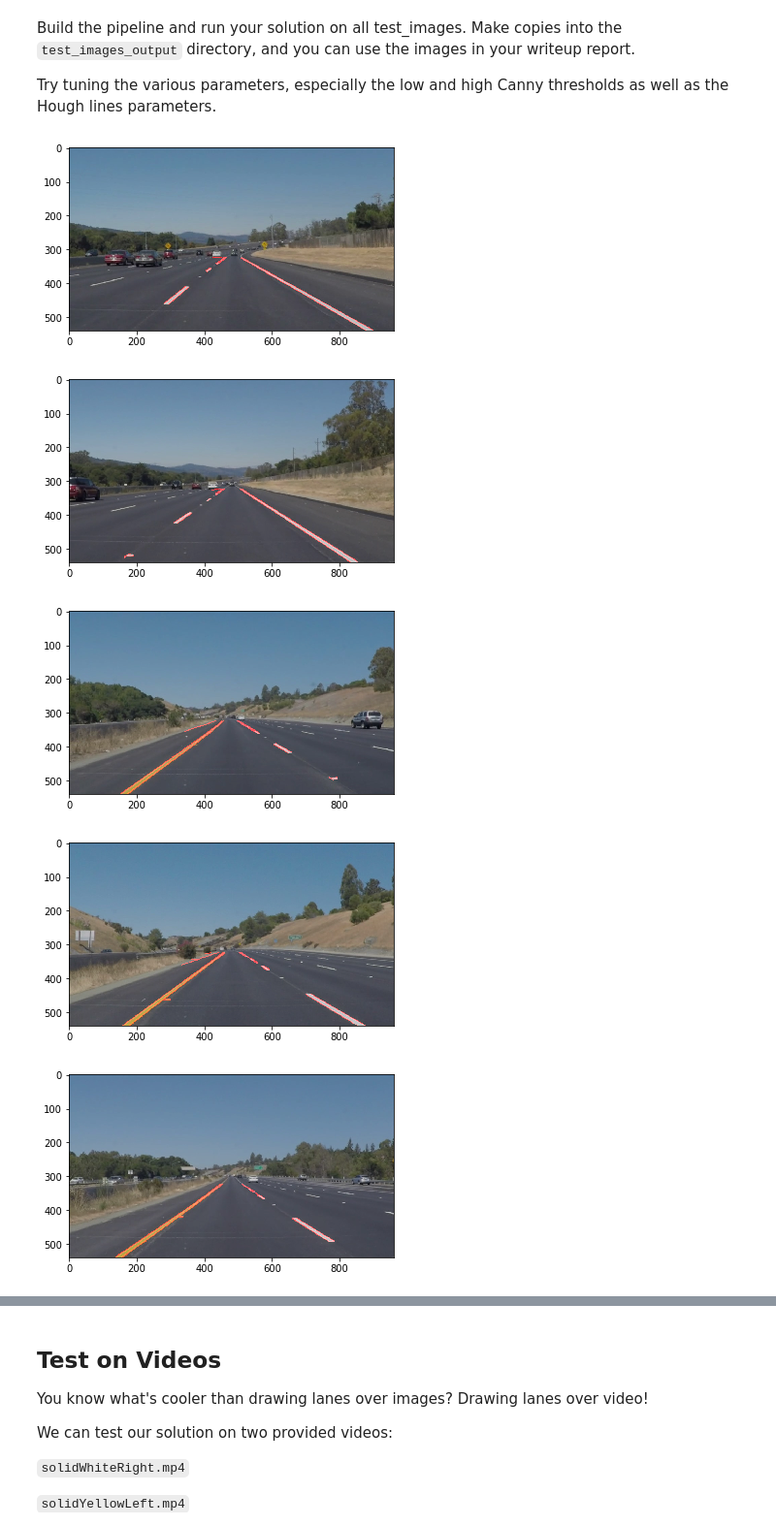
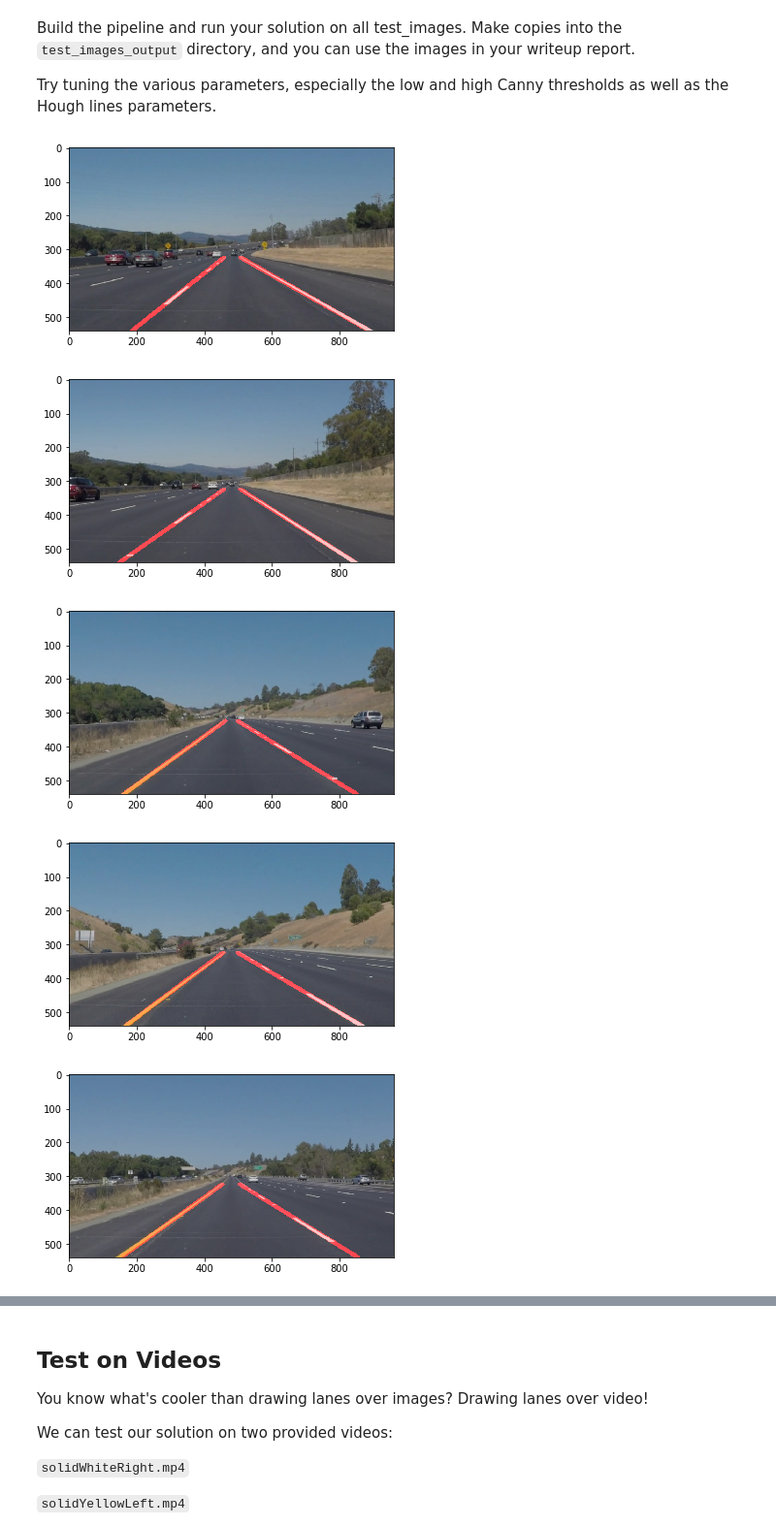
Before and after one commit to FurqanHabibi/CarND-LaneLines-P1, a Jupyter notebook: P1.ipynb, the cells around one changed output, grey strips where cells are left out. Shown: that part at 97% size. Cells and saved outputs as stored; diff of their text form; code cells hidden in the pictures.

```diff
--- a/P1.ipynb
+++ b/P1.ipynb
@@ -81,6 +81,7 @@ Below are some helper functions to help get you started. They should look famili
 # %%
 import math
 import itertools
+from functools import reduce
 
 def grayscale(img):
     """Applies the Grayscale transform
@@ -124,7 +125,7 @@ def region_of_interest(img, vertices):
     masked_image = cv2.bitwise_and(img, mask)
     return masked_image
 
-def get_single_line(lines):
+def get_single_line(lines_and_mask):
     """
     First it would remove the outlier lines using IQR outlier detection
     on 'm' and 'b' parameters of the lines.
@@ -134,6 +135,7 @@ def get_single_line(lines):
     Finally it would extrapolate that line starting from the bottom until the top
     of the masked region.
     """
+    lines, mask = lines_and_mask
     # Get the m, b, and length of the lines and store it in a list.
     def m_b_len(line):
         x1, y1, x2, y2 = line
@@ -172,9 +174,16 @@ def get_single_line(lines):
     # Remove outlier lines according to it's b value.
     lines_good_m_good_b, m_b_len_list_good_m_good_b = remove_outliers(lines_good_m, m_b_len_list_good_m, 1)
 
-    return lines_good_m_good_b
+    # Get the average m and b of the remaining lines
+    reduced_m_b_len = reduce(lambda x,y: [((x[0]*x[2])+(y[0]*y[2]))/(x[2]+y[2]), ((x[1]*x[2])+(y[1]*y[2]))/(x[2]+y[2]), x[2]+y[2]], m_b_len_list_good_m_good_b)
 
-def draw_lines(img, lines, color=[255, 0, 0], thickness=2):
+    # Return the extrapolated endpoints of the average line
+    bottom = mask[0,0,1]
+    top = mask[0,1,1]
+    return [[int((bottom-reduced_m_b_len[1])/reduced_m_b_len[0]),bottom,int((top-reduced_m_b_len[1])/reduced_m_b_len[0]),top]]
+    #return lines_good_m_good_b
+
+def draw_lines(img, lines, mask, color=[255, 0, 0], thickness=12):
     """
     NOTE: this is the function you might want to use as a starting point once you want to
     average/extrapolate the line segments you detect to map out the full
@@ -201,14 +210,14 @@ def draw_lines(img, lines, color=[255, 0, 0], thickness=2):
             right_lines.append(line)
 
     # Get single line from both list of left lines and list of right lines
-    for x1,y1,x2,y2 in (itertools.chain.from_iterable(map(get_single_line, (left_lines, right_lines)))):
+    for x1,y1,x2,y2 in (itertools.chain.from_iterable(map(get_single_line, [(left_lines, mask), (right_lines, mask)]))):
         cv2.line(img, (x1, y1), (x2, y2), color, thickness)
 
 def draw_lines_no_optimization(img, lines, color=[255, 0, 0], thickness=2):
     for x1,y1,x2,y2 in lines:
         cv2.line(img, (x1, y1), (x2, y2), color, thickness)
 
-def hough_lines(img, rho, theta, threshold, min_line_len, max_line_gap):
+def hough_lines(img, rho, theta, threshold, min_line_len, max_line_gap, mask):
     """
     `img` should be the output of a Canny transform.
 
@@ -217,7 +226,7 @@ def hough_lines(img, rho, theta, threshold, min_line_len, max_line_gap):
     lines = cv2.HoughLinesP(img, rho, theta, threshold, np.array([]), minLineLength=min_line_len, maxLineGap=max_line_gap)
     lines_flat_list = list(itertools.chain.from_iterable(lines)) # [[line],[line],[line]] -> [line, line, line]
     line_img = np.zeros((img.shape[0], img.shape[1], 3), dtype=np.uint8)
-    draw_lines(line_img, lines_flat_list)
+    draw_lines(line_img, lines_flat_list, mask)
     return line_img
 
 # Python 3 has support for cool math symbols.
@@ -258,36 +267,36 @@ for image_path in test_images:
     image = mpimg.imread(image_path)
     imshape = image.shape
 
     # Grayscale the image
     grayscale_image = grayscale(image)
 
     # Apply gaussian blur
     blurred_image = gaussian_blur(grayscale_image, 5)
 
     # Apply canny edge detection
     edges_image = canny(blurred_image, 50, 150)
 
     # Mask the region of interest
     vertices = np.array([[(0,imshape[0]), (imshape[1]*5/12, imshape[0]*3/5), (imshape[1]*7/12, imshape[0]*3/5), (imshape[1],imshape[0])]], dtype=np.int32)
     masked_image = region_of_interest(edges_image, vertices)
 
     # Apply hough transformation to detect lines
     rho = 1 # distance resolution in pixels of the Hough grid
     theta = np.pi/180 # angular resolution in radians of the Hough grid
     threshold = 10     # minimum number of votes (intersections in Hough grid cell)
     min_line_len = 10 #minimum number of pixels making up a line
     max_line_gap = 10    # maximum gap in pixels between connectable line segments
-    lines_image = hough_lines(masked_image, rho, theta, threshold, min_line_len, max_line_gap)
+    lines_image = hough_lines(masked_image, rho, theta, threshold, min_line_len, max_line_gap, vertices)
     #color_edges_image = np.dstack((edges_image, edges_image, edges_image))
     #weighted_lines_image = weighted_img(lines_image, color_edges_image, α=0.8, β=1., λ=0.)
     weighted_lines_image = weighted_img(lines_image, image, α=0.8, β=1., λ=0.)
 
     # Show the image
     plt.figure()
     plt.imshow(weighted_lines_image)
 # %% [output]
-[figure, old version]
+[figure, new version]
-[figure, old version]
+[figure, new version]
-[figure, old version]
+[figure, new version]
-[figure, old version]
+[figure, new version]
-[figure, old version]
+[figure, new version]
```
Also changed, not shown: parts of 1 cell of this notebook.
